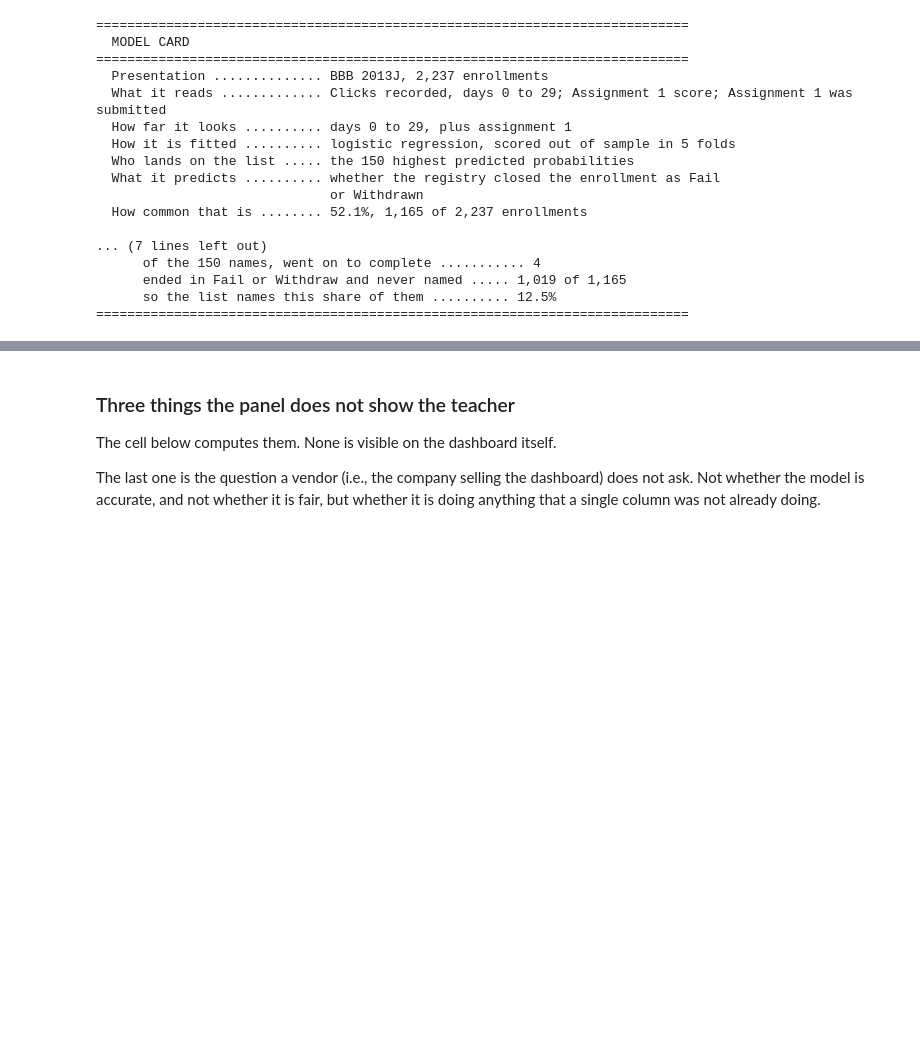
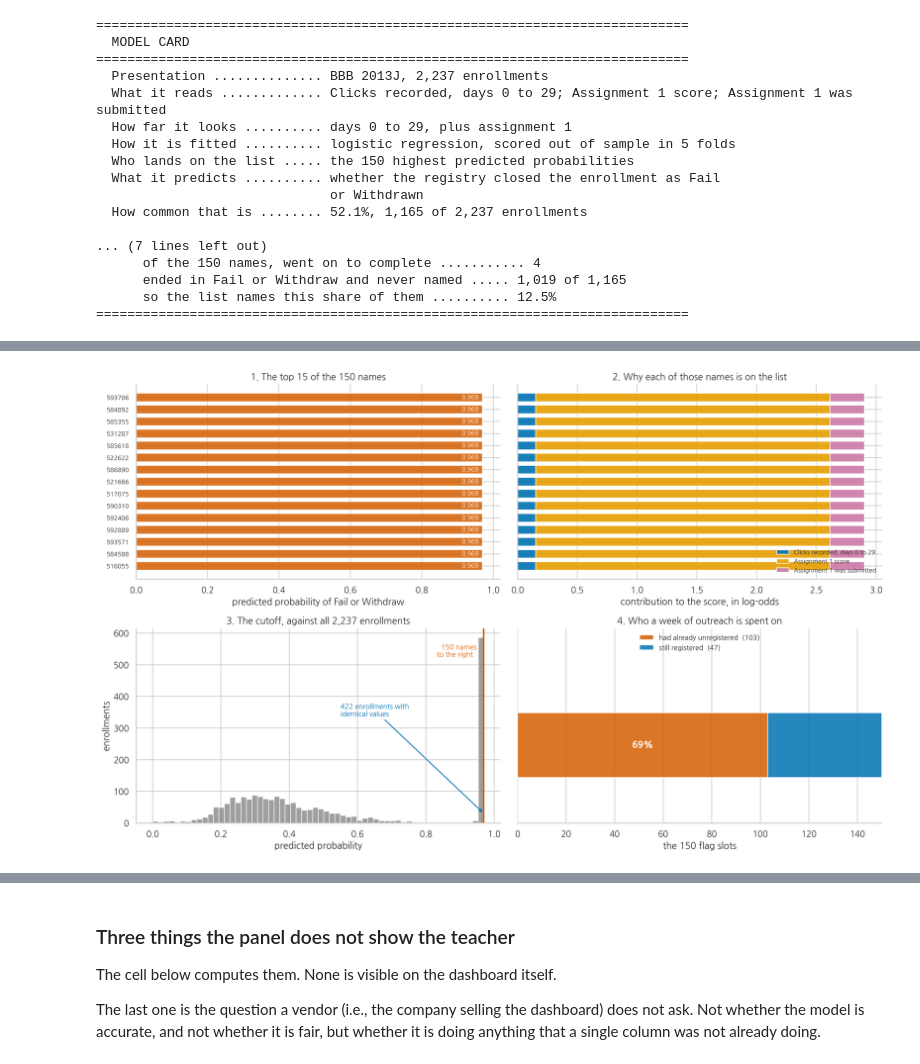
Before and after one commit to HakeoungLee/edis8100-teaching-learning-analytics, a Jupyter notebook: week04-miniproject1-dashboards/week04_teacher_dashboard_30min.ipynb, the cells around one changed output, grey strips where cells are left out. Cells and saved outputs as stored; diff of their text form; code cells hidden in the pictures; blank space fills up the shorter version.

```diff
--- a/week04-miniproject1-dashboards/week04_teacher_dashboard_30min.ipynb
+++ b/week04-miniproject1-dashboards/week04_teacher_dashboard_30min.ipynb
@@ -457,0 +466,80 @@ print("=" * 76)
+# %%
+# two counts the panel annotates, computed here and reported in full below
+tie_block = int(((term["clicks_first30"] == 0) & (term["tma1_submitted"] == 0)).sum())
+already_gone = (term["left_before_day_1"] == 1).to_numpy()
+gone_flagged = int(flags[already_gone].sum())
+
+# ---- take each score apart into what each column contributed ----------------
+scaler = pipe[0]
+z = (term[FEATURES].to_numpy(dtype=float) - scaler.mean_) / scaler.scale_
+contrib = z * coefs                       # one log-odds contribution per column
+
+order15 = np.argsort(-scores)[:15]
+ids15   = term.loc[order15, "id_student"].to_numpy()
+
+fig, axes = plt.subplots(2, 2, figsize=(14.5, 9))
+
+# ---- 1. the list a teacher would act on -------------------------------------
+ax = axes[0, 0]
+ypos = np.arange(15)[::-1]
+ax.barh(ypos, scores[order15], color=VERM, alpha=0.85, height=0.7)
+for y, v in zip(ypos, scores[order15]):
+    ax.text(v - 0.01, y, f"{v:.3f}", va="center", ha="right", fontsize=8, color="white")
+ax.set_yticks(ypos); ax.set_yticklabels([str(i) for i in ids15], fontsize=8)
+ax.set_xlim(0, 1.02); ax.set_xlabel("predicted probability of Fail or Withdraw")
+ax.set_title("1. The top 15 of the 150 names")
+ax.spines[["top", "right"]].set_visible(False)
+
+# ---- 2. why each name is on the list ----------------------------------------
+ax = axes[0, 1]
+left_pos = np.zeros(15); left_neg = np.zeros(15)
+for j, f in enumerate(FEATURES):
+    vals = contrib[order15, j]
+    base = np.where(vals >= 0, left_pos, left_neg)
+    ax.barh(ypos, vals, left=base, height=0.7,
+            color=[BLUE, ORANGE, PURPLE][j], label=LABEL[f], alpha=0.9)
+    left_pos = np.where(vals >= 0, left_pos + vals, left_pos)
+    left_neg = np.where(vals < 0, left_neg + vals, left_neg)
+ax.axvline(0, color="black", lw=1)
+ax.set_yticks(ypos); ax.set_yticklabels([])
+ax.set_xlabel("contribution to the score, in log-odds")
+ax.set_title("2. Why each of those names is on the list")
+ax.legend(frameon=False, fontsize=8, loc="lower right")
+ax.spines[["top", "right"]].set_visible(False)
+
+# ---- 3. where the caseload cutoff falls -------------------------------------
+ax = axes[1, 0]
+ax.hist(scores, bins=60, color=GREY, alpha=0.75)
+cut = np.sort(scores)[::-1][CASELOAD - 1]
+ax.axvline(cut, color=VERM, lw=2)
+ax.text(cut - 0.02, ax.get_ylim()[1] * 0.92, f"{CASELOAD} names\nto the right  ",
+        ha="right", va="top", fontsize=9, color=VERM)
+ax.annotate(f"{tie_block} enrollments with\nidentical values",
+            xy=(scores.max(), 30), xytext=(0.55, ax.get_ylim()[1] * 0.55),
+            fontsize=9, color=BLUE,
+            arrowprops=dict(arrowstyle="->", color=BLUE, lw=1.2))
+ax.set_xlabel("predicted probability"); ax.set_ylabel("enrollments")
+ax.set_title(f"3. The cutoff, against all {len(term):,} enrollments")
+ax.spines[["top", "right"]].set_visible(False)
+
+# ---- 4. who the 150 slots go to ---------------------------------------------
+ax = axes[1, 1]
+still = CASELOAD - gone_flagged
+ax.barh([0], [gone_flagged], color=VERM, alpha=0.85, height=0.5,
+        label=f"had already unregistered  ({gone_flagged})")
+ax.barh([0], [still], left=[gone_flagged], color=BLUE, alpha=0.85, height=0.5,
+        label=f"still registered  ({still})")
+ax.text(gone_flagged / 2, 0, f"{gone_flagged / CASELOAD:.0%}", ha="center", va="center",
+        color="white", fontsize=12, weight="bold")
+ax.set_xlim(0, CASELOAD); ax.set_yticks([]); ax.set_ylim(-0.6, 0.9)
+ax.set_xlabel(f"the {CASELOAD} flag slots")
+ax.set_title("4. Who a week of outreach is spent on")
+ax.legend(frameon=False, fontsize=9, loc="upper center")
+ax.spines[["top", "right", "left"]].set_visible(False)
+
+plt.tight_layout(); plt.show()
+
+print(f"  Chart 2 is the half most early warning systems do not show. Every one of the")
+print(f"  15 is on the list for the same reason: no assignment 1 recorded as submitted.")
+# %% [output]
+[figure, added]
```
Also changed, not shown: parts of 4 cells of this notebook, 1 other file.
